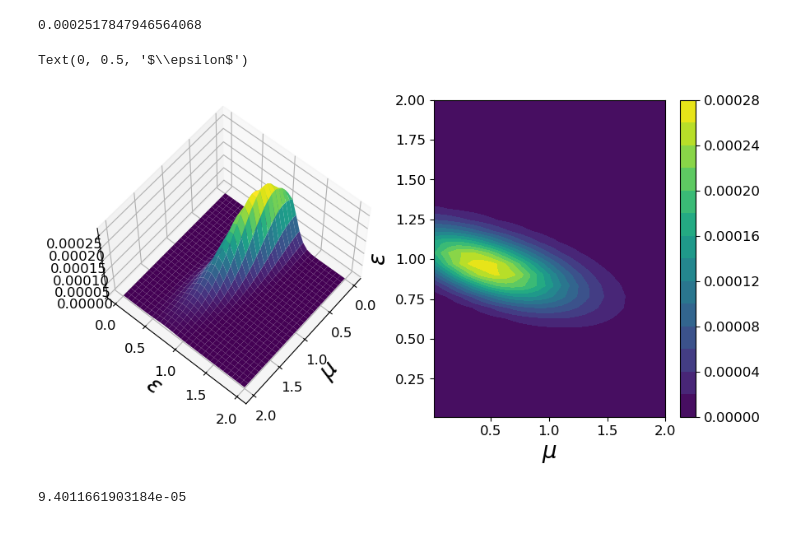
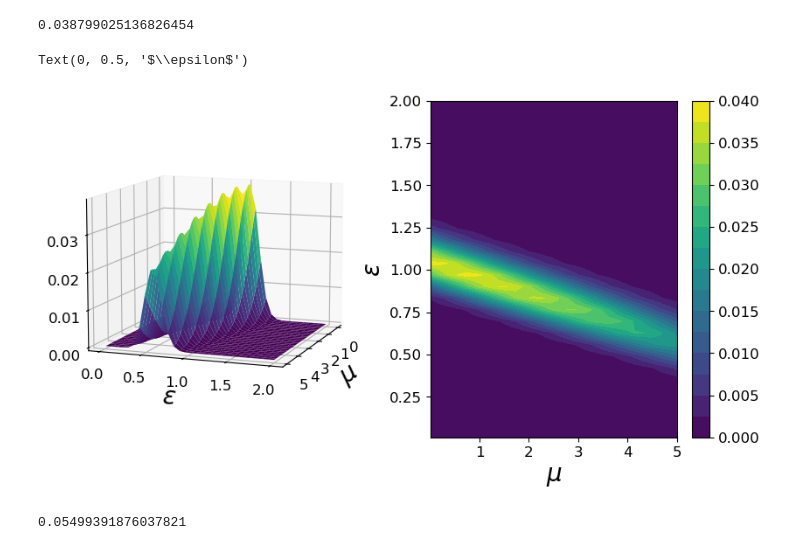
Before and after one commit to asegura4488/StatsHEP, a Jupyter notebook: Systematic/Bayesian/UpperLimitSystematic.ipynb, the cells around one changed output. Cells and saved outputs as stored; diff of their text form; code cells hidden in the pictures.

```diff
--- a/Systematic/Bayesian/UpperLimitSystematic.ipynb
+++ b/Systematic/Bayesian/UpperLimitSystematic.ipynb
@@ -72,7 +72,7 @@ def Likelihood(mu,e,n,b,s):
 
     # Sistematic
     # Consideramos un ancho de 5% del background
-    GausLike = Gauss( e , mean = 1., sigma = 0.3 )
+    GausLike = Gauss( e , mean = 1., sigma = 0.4 )
 
     return Like*GausLike
 # %%
@@ -89,9 +89,9 @@ def JointLikelihood(mu,e,n,b,s):
 # %%
 JointLikelihood(0.5,1.,n,b,s)
 # %% [output]
-0.0002517847946564068
+0.038799025136826454
 # %%
-mu = np.linspace(0.01,2,30)
+mu = np.linspace(0.01,5,30)
 e = np.linspace(0.01,2,30)
 Mu,E = np.meshgrid(mu,e)
 Surface = np.zeros_like(Mu)
@@ -101,24 +101,24 @@ for i in range(len(mu)):
         Surface[i,j] = JointLikelihood(mu[i],e[j],n,b,s)
 # %%
 fig = plt.figure(figsize=(10,5))
-ax = fig.add_subplot(1,2,1, projection='3d', elev = 60, azim = 40)
+ax = fig.add_subplot(1,2,1, projection='3d', elev = 10, azim = 20)
 ax.plot_surface(Mu,E,Surface.T, cmap='viridis')
 
 ax.set_xlabel(r'$\mu$')
 ax.set_ylabel(r'$\epsilon$')
 
 ax1 = fig.add_subplot(1,2,2)
 c = ax1.contourf(Mu,E,Surface.T,15,cmap='viridis')
 fig.colorbar(c,ax=ax1)
 
 ax1.set_xlabel(r'$\mu$')
 ax1.set_ylabel(r'$\epsilon$')
 # %% [output]
 Text(0, 0.5, '$\\epsilon$')
-[figure, old version]
+[figure, new version]
 # %%
 # Calculando la normalizacion de la posterior
 Normalization = integrate.dblquad( JointLikelihood, 0.01, np.inf, 0.01, np.inf, args=(n,b,s) )[0]
 Normalization
 # %% [output]
-9.4011661903184e-05
+0.05499391876037821
```
Also changed, not shown: parts of 4 cells of this notebook.
